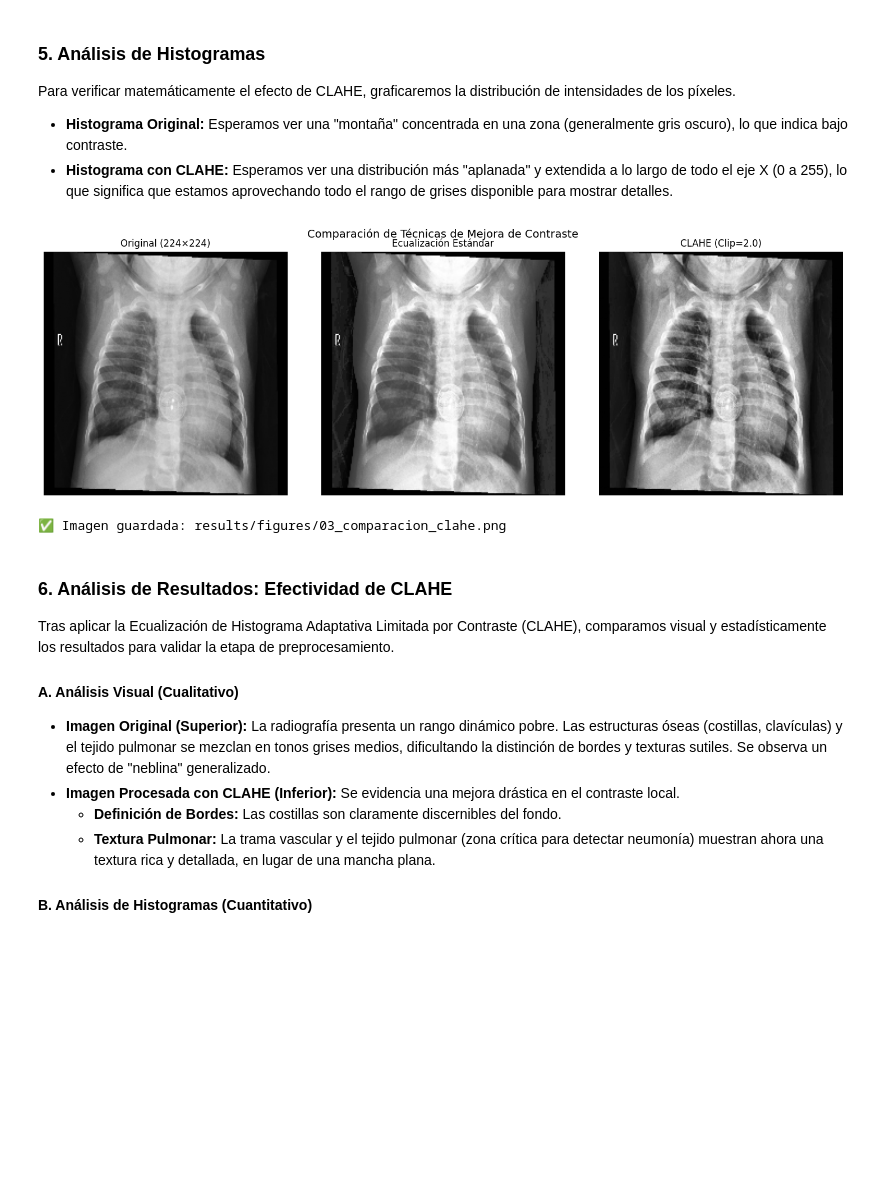
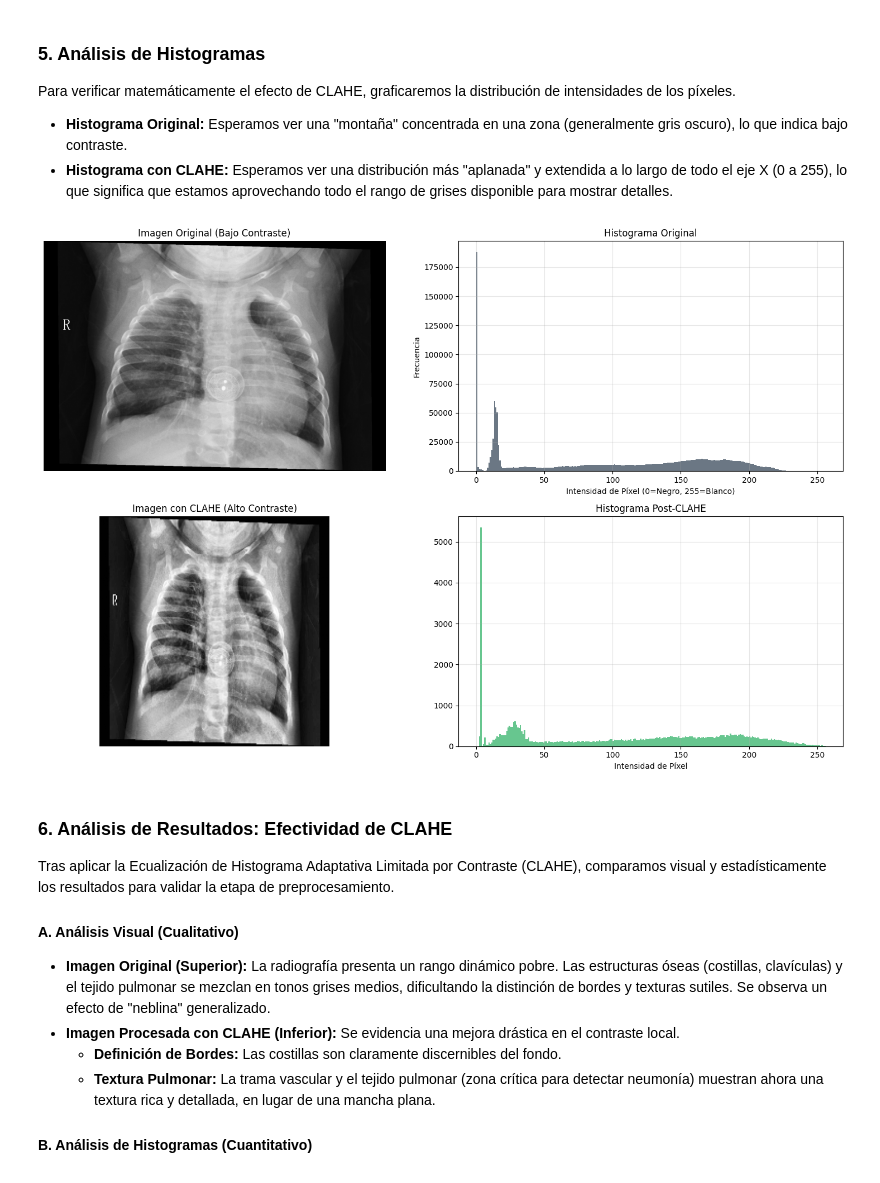
Before and after one commit to JuanPabloAI/clasificacion-neumonia-vision, a Jupyter notebook: notebooks/01_exploracion_y_preprocesamiento.ipynb, the cells around one changed output. Cells and saved outputs as stored; diff of their text form; code cells hidden in the pictures; blank space fills up the shorter version.

```diff
--- a/notebooks/01_exploracion_y_preprocesamiento.ipynb
+++ b/notebooks/01_exploracion_y_preprocesamiento.ipynb
@@ -220,45 +257,46 @@ Para verificar matemáticamente el efecto de CLAHE, graficaremos la distribució
 
 * **Histograma Original:** Esperamos ver una "montaña" concentrada en una zona (generalmente gris oscuro), lo que indica bajo contraste.
 * **Histograma con CLAHE:** Esperamos ver una distribución más "aplanada" y extendida a lo largo de todo el eje X (0 a 255), lo que significa que estamos aprovechando todo el rango de grises disponible para mostrar detalles.
-# %%
-# Cargar una imagen de ejemplo
-sample_path = train_pneumonia_paths[10]  # Imagen con neumonía
-img_original = cv2.imread(str(sample_path), cv2.IMREAD_GRAYSCALE)
-
-# Redimensionar a 224x224
-img_original_resized = cv2.resize(img_original, (224, 224))
-
-# Aplicar CLAHE
-clahe = cv2.createCLAHE(clipLimit=2.0, tileGridSize=(8,8))
-img_con_clahe = clahe.apply(img_original_resized)
-
-# Sin CLAHE (solo ecualización estándar)
-img_sin_clahe = cv2.equalizeHist(img_original_resized)
-
-# Visualizar comparación
-fig, axes = plt.subplots(1, 3, figsize=(15, 5))
-
-axes[0].imshow(img_original_resized, cmap='gray')
-axes[0].set_title('Original (224×224)')
-axes[0].axis('off')
-
-axes[1].imshow(img_sin_clahe, cmap='gray')
-axes[1].set_title('Ecualización Estándar')
-axes[1].axis('off')
-
-axes[2].imshow(img_con_clahe, cmap='gray')
-axes[2].set_title('CLAHE (Clip=2.0)')
-axes[2].axis('off')
-
-plt.suptitle('Comparación de Técnicas de Mejora de Contraste', fontsize=14, y=0.98)
-plt.tight_layout()
-plt.savefig('../results/figures/03_comparacion_clahe.png', dpi=150, bbox_inches='tight')
-plt.show()
-
-print("✅ Imagen guardada: results/figures/03_comparacion_clahe.png")
-# %% [output]
-[figure, removed]
-✅ Imagen guardada: results/figures/03_comparacion_clahe.png
+# %%
+def graficar_comparacion_histogramas(img_orig, img_proc):
+    fig, axes = plt.subplots(2, 2, figsize=(15, 10))
+
+    # --- FILA 1: ORIGINAL ---
+    # Imagen
+    axes[0, 0].imshow(img_orig, cmap='gray')
+    axes[0, 0].set_title("Imagen Original (Bajo Contraste)")
+    axes[0, 0].axis('off')
+
+    # Histograma
+    # .ravel() convierte la matriz 2D en una fila larga de píxeles
+    axes[0, 1].hist(img_orig.ravel(), 256, [0, 256], color='#2c3e50', alpha=0.7)
+    axes[0, 1].set_title("Histograma Original")
+    axes[0, 1].set_xlabel("Intensidad de Píxel (0=Negro, 255=Blanco)")
+    axes[0, 1].set_ylabel("Frecuencia")
+    axes[0, 1].grid(True, alpha=0.3)
+
+    # --- FILA 2: CON CLAHE ---
+    # Imagen
+    axes[1, 0].imshow(img_proc, cmap='gray')
+    axes[1, 0].set_title("Imagen con CLAHE (Alto Contraste)")
+    axes[1, 0].axis('off')
+
+    # Histograma
+    axes[1, 1].hist(img_proc.ravel(), 256, [0, 256], color='#27ae60', alpha=0.7)
+    axes[1, 1].set_title("Histograma Post-CLAHE")
+    axes[1, 1].set_xlabel("Intensidad de Píxel")
+    axes[1, 1].grid(True, alpha=0.3)
+
+    plt.tight_layout()
+    plt.show()
+
+# Usamos las variables que ya creaste en la celda anterior
+if 'img_original' in locals() and 'img_con_clahe' in locals():
+    graficar_comparacion_histogramas(img_original, img_con_clahe)
+else:
+    print("⚠️ Por favor ejecuta la celda anterior para cargar las imágenes de prueba.")
+# %% [output]
+[figure, added]
 # %% [markdown]
 ### 6. Análisis de Resultados: Efectividad de CLAHE
 
```
Also changed, not shown: parts of 6 cells of this notebook.
